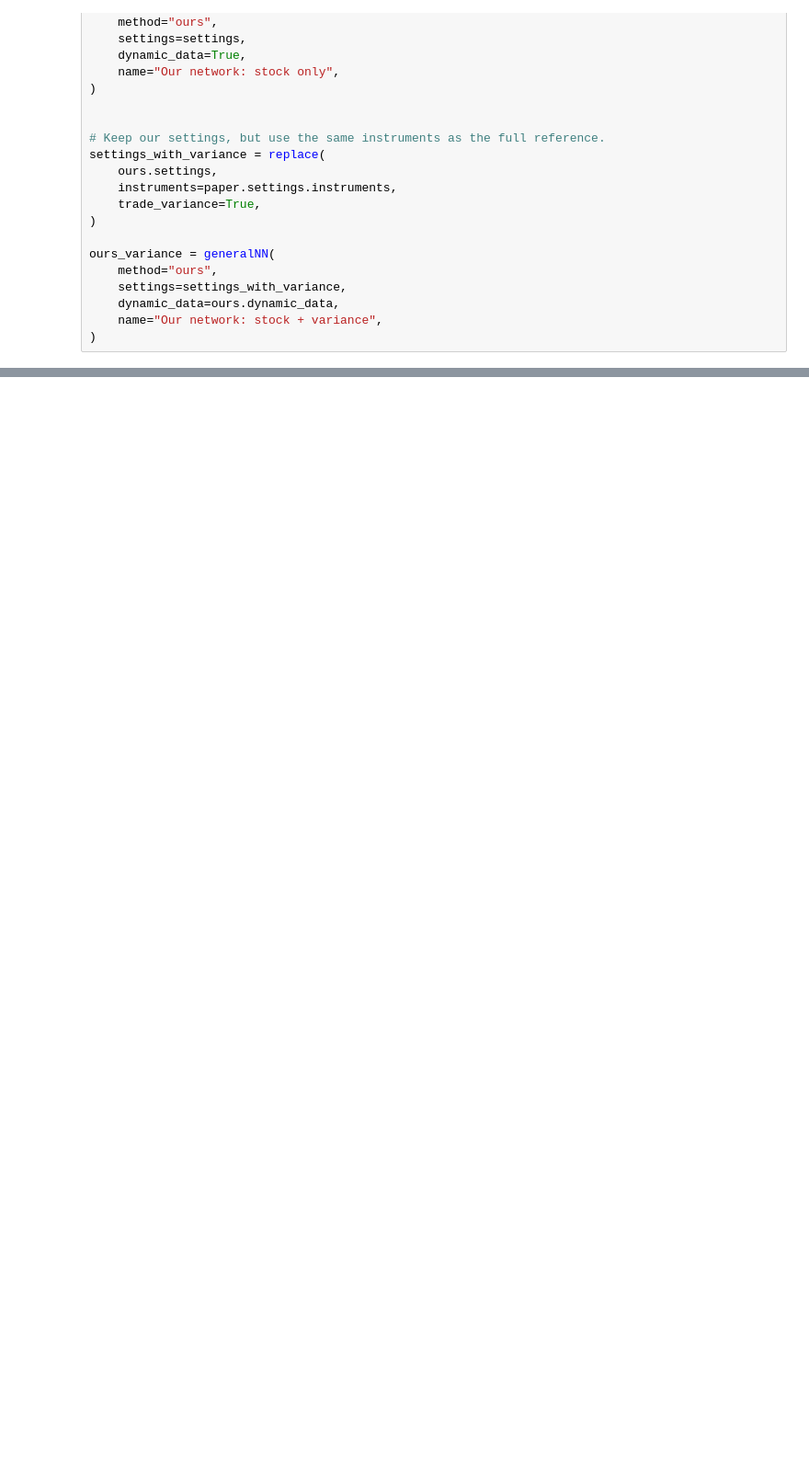
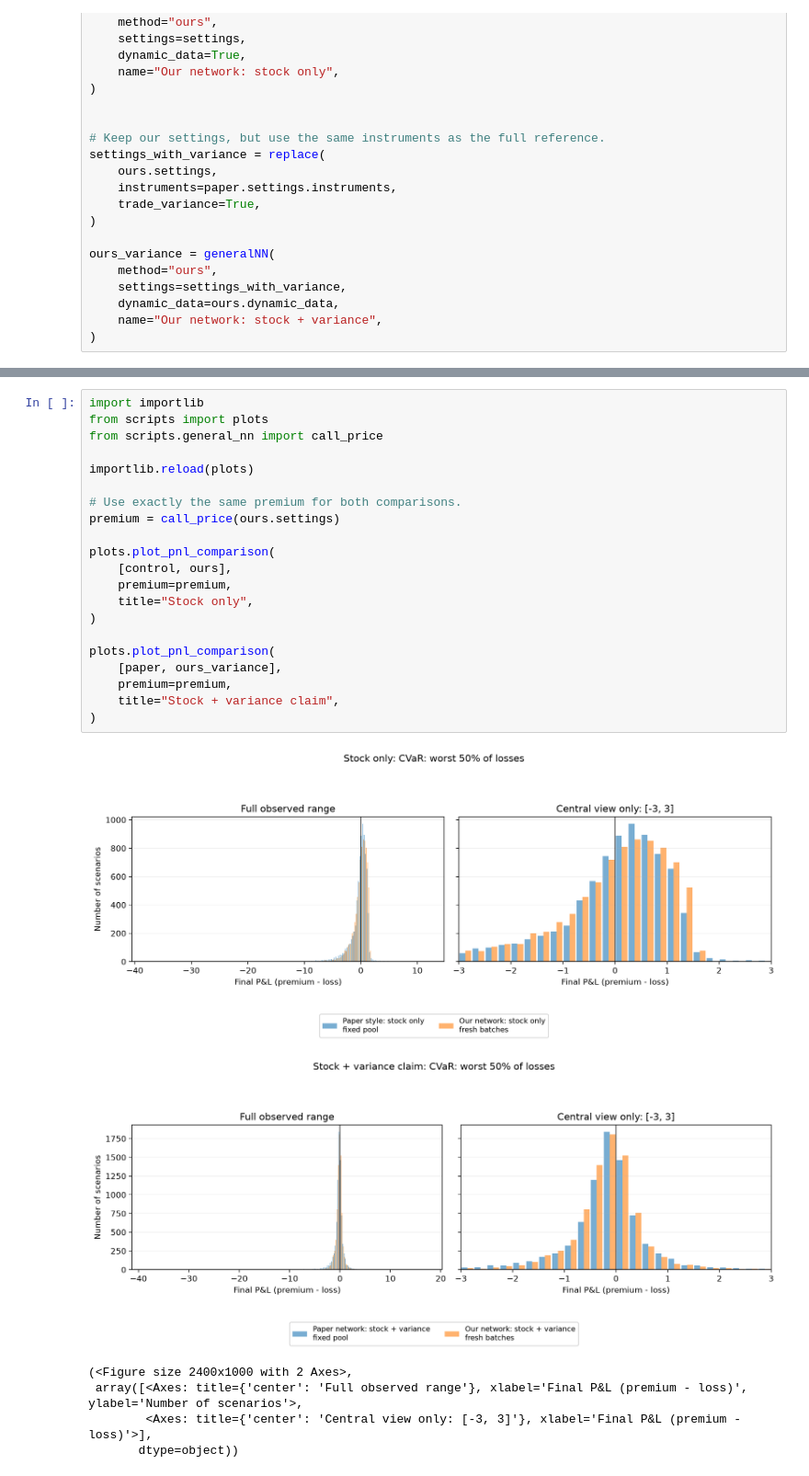
Before and after one commit to AlpayNatanael/Deep-Hedging-Implementation, a Jupyter notebook: Single_Call_Comparison.ipynb, the cells around one changed output, grey strips where cells are left out. Shown at 92% size. Cells and saved outputs as stored; diff of their text form; blank space fills up the shorter version.

Commit message:
single call comp

```diff
--- a/Single_Call_Comparison.ipynb
+++ b/Single_Call_Comparison.ipynb
@@ -117,3 +117,31 @@ plots.plot_loss_tails(experiments)
 [drawing not drawn]
 [drawing not drawn]
 [drawing not drawn]
+# %%
+import importlib
+from scripts import plots
+from scripts.general_nn import call_price
+
+importlib.reload(plots)
+
+# Use exactly the same premium for both comparisons.
+premium = call_price(ours.settings)
+
+plots.plot_pnl_comparison(
+    [control, ours],
+    premium=premium,
+    title="Stock only",
+)
+
+plots.plot_pnl_comparison(
+    [paper, ours_variance],
+    premium=premium,
+    title="Stock + variance claim",
+)
+# %% [output]
+[figure, added]
+[figure, added]
+(<Figure size 2400x1000 with 2 Axes>,
+ array([<Axes: title={'center': 'Full observed range'}, xlabel='Final P&L (premium - loss)', ylabel='Number of scenarios'>,
+        <Axes: title={'center': 'Central view only: [-3, 3]'}, xlabel='Final P&L (premium - loss)'>],
+       dtype=object))
```
Also changed, not shown: parts of 2 cells of this notebook.
